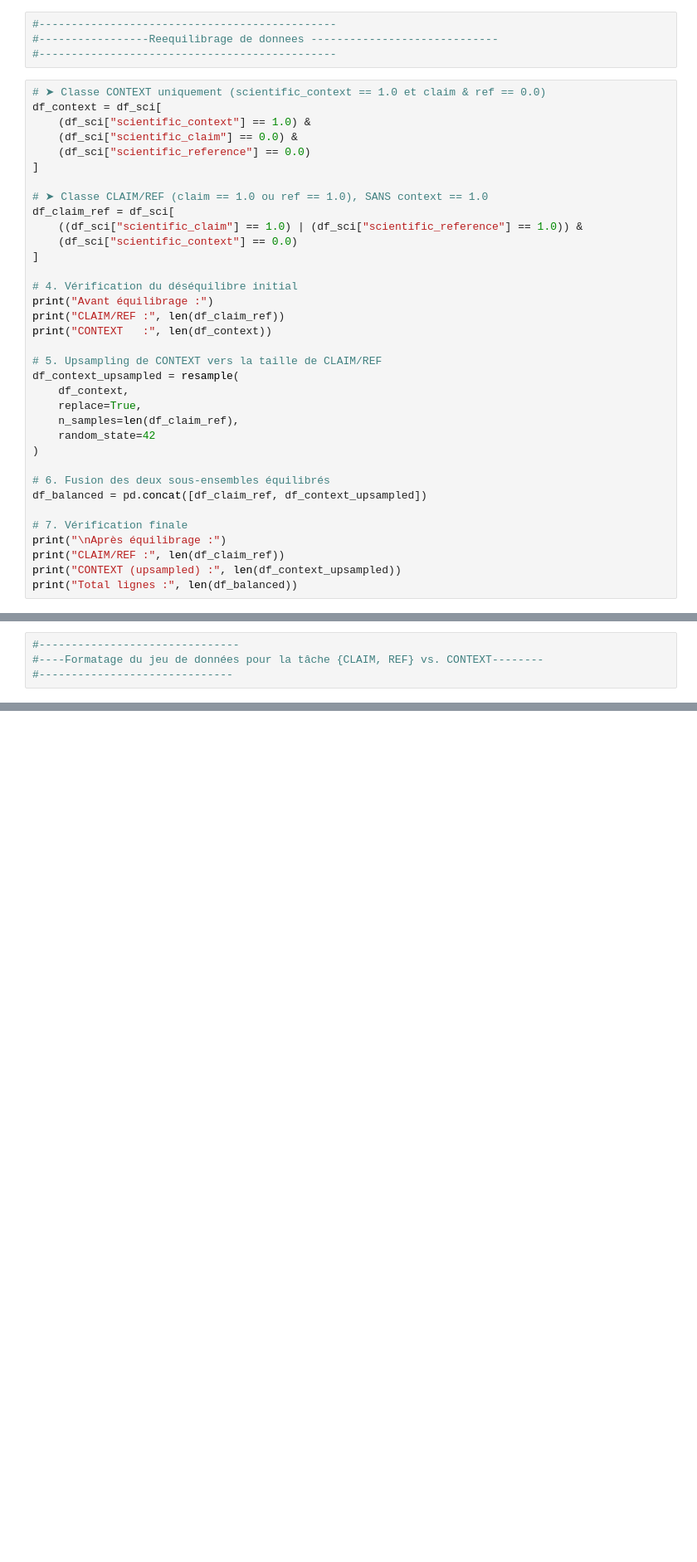
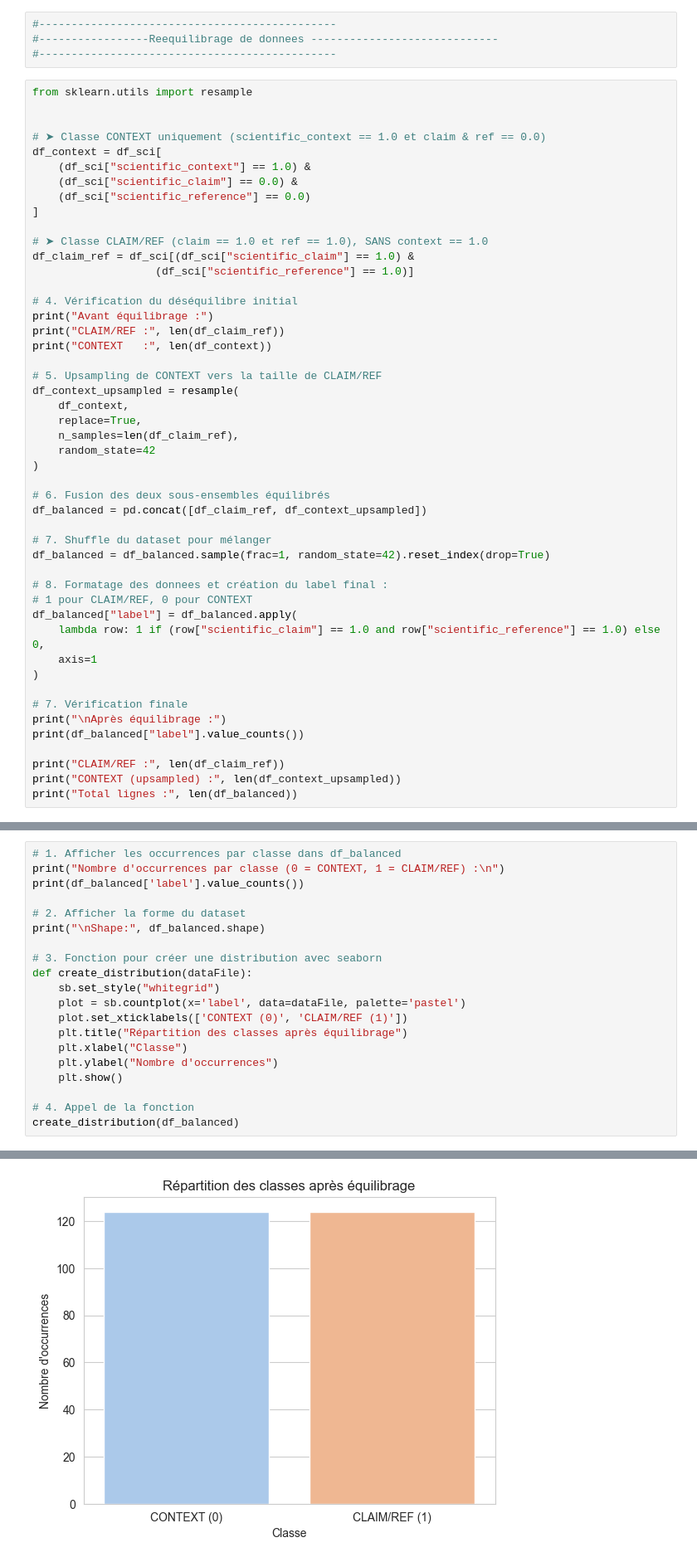
Before and after one commit to NinaShine/Machine_learning, a Jupyter notebook: Projet/test-CLAIM-REFvsCONTEXT.ipynb, the cells around one changed output, grey strips where cells are left out. Shown at 83% size. Saved outputs shown, nothing was run; the diff lists cells and outputs as text; blank space fills up the shorter version.

```diff
--- a/Projet/test-CLAIM-REFvsCONTEXT.ipynb
+++ b/Projet/test-CLAIM-REFvsCONTEXT.ipynb
@@ -157,6 +156,9 @@ Occurrences parmi les scientifiques :
 #-----------------Reequilibrage de donnees -----------------------------
 #----------------------------------------------
 # %%
+from sklearn.utils import resample
+
+
 # ➤ Classe CONTEXT uniquement (scientific_context == 1.0 et claim & ref == 0.0)
 df_context = df_sci[
     (df_sci["scientific_context"] == 1.0) &
@@ -164,11 +166,9 @@ df_context = df_sci[
     (df_sci["scientific_reference"] == 0.0)
 ]
 
-# ➤ Classe CLAIM/REF (claim == 1.0 ou ref == 1.0), SANS context == 1.0
-df_claim_ref = df_sci[
-    ((df_sci["scientific_claim"] == 1.0) | (df_sci["scientific_reference"] == 1.0)) &
-    (df_sci["scientific_context"] == 0.0)
-]
+# ➤ Classe CLAIM/REF (claim == 1.0 et ref == 1.0), SANS context == 1.0
+df_claim_ref = df_sci[(df_sci["scientific_claim"] == 1.0) &
+                   (df_sci["scientific_reference"] == 1.0)]
 
 # 4. Vérification du déséquilibre initial
 print("Avant équilibrage :")
@@ -186,8 +186,20 @@ df_context_upsampled = resample(
 # 6. Fusion des deux sous-ensembles équilibrés
 df_balanced = pd.concat([df_claim_ref, df_context_upsampled])
 
+# 7. Shuffle du dataset pour mélanger
+df_balanced = df_balanced.sample(frac=1, random_state=42).reset_index(drop=True)
+
+# 8. Formatage des donnees et création du label final :
+# 1 pour CLAIM/REF, 0 pour CONTEXT
+df_balanced["label"] = df_balanced.apply(
+    lambda row: 1 if (row["scientific_claim"] == 1.0 and row["scientific_reference"] == 1.0) else 0,
+    axis=1
+)
+
 # 7. Vérification finale
 print("\nAprès équilibrage :")
+print(df_balanced["label"].value_counts())
+
 print("CLAIM/REF :", len(df_claim_ref))
 print("CONTEXT (upsampled) :", len(df_context_upsampled))
 print("Total lignes :", len(df_balanced))
@@ -203,4 +232,21 @@ Total lignes : 248
 # %%
-#-------------------------------
-#----Formatage du jeu de données pour la tâche {CLAIM, REF} vs. CONTEXT--------
-#------------------------------
+# 1. Afficher les occurrences par classe dans df_balanced
+print("Nombre d'occurrences par classe (0 = CONTEXT, 1 = CLAIM/REF) :\n")
+print(df_balanced['label'].value_counts())
+
+# 2. Afficher la forme du dataset
+print("\nShape:", df_balanced.shape)
+
+# 3. Fonction pour créer une distribution avec seaborn
+def create_distribution(dataFile):
+    sb.set_style("whitegrid")
+    plot = sb.countplot(x='label', data=dataFile, palette='pastel')
+    plot.set_xticklabels(['CONTEXT (0)', 'CLAIM/REF (1)'])
+    plt.title("Répartition des classes après équilibrage")
+    plt.xlabel("Classe")
+    plt.ylabel("Nombre d'occurrences")
+    plt.show()
+
+# 4. Appel de la fonction
+create_distribution(df_balanced)
+# %% [output]
@@ -207 +264,2 @@ Total lignes : 248
+[figure, added]
 # %%
```
Also changed, not shown: parts of 27 cells of this notebook, 2 other files.
